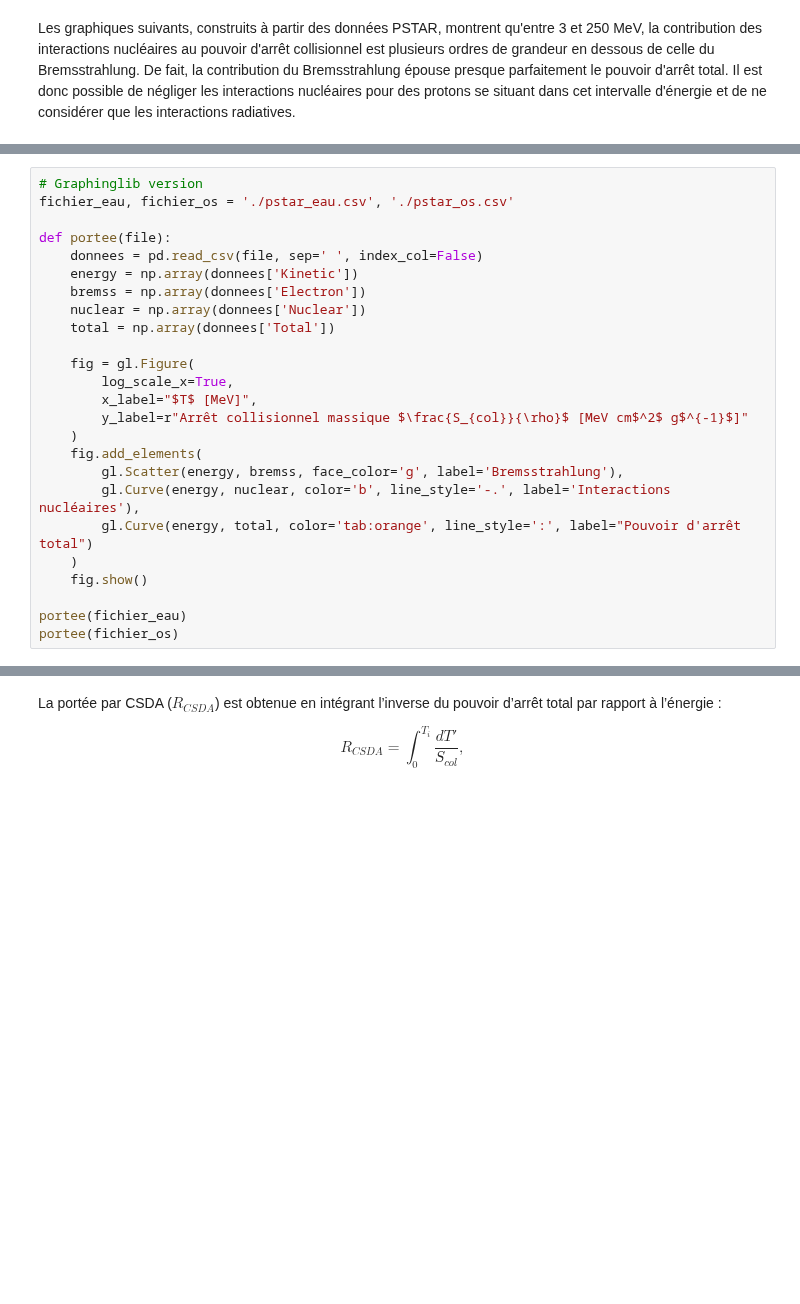
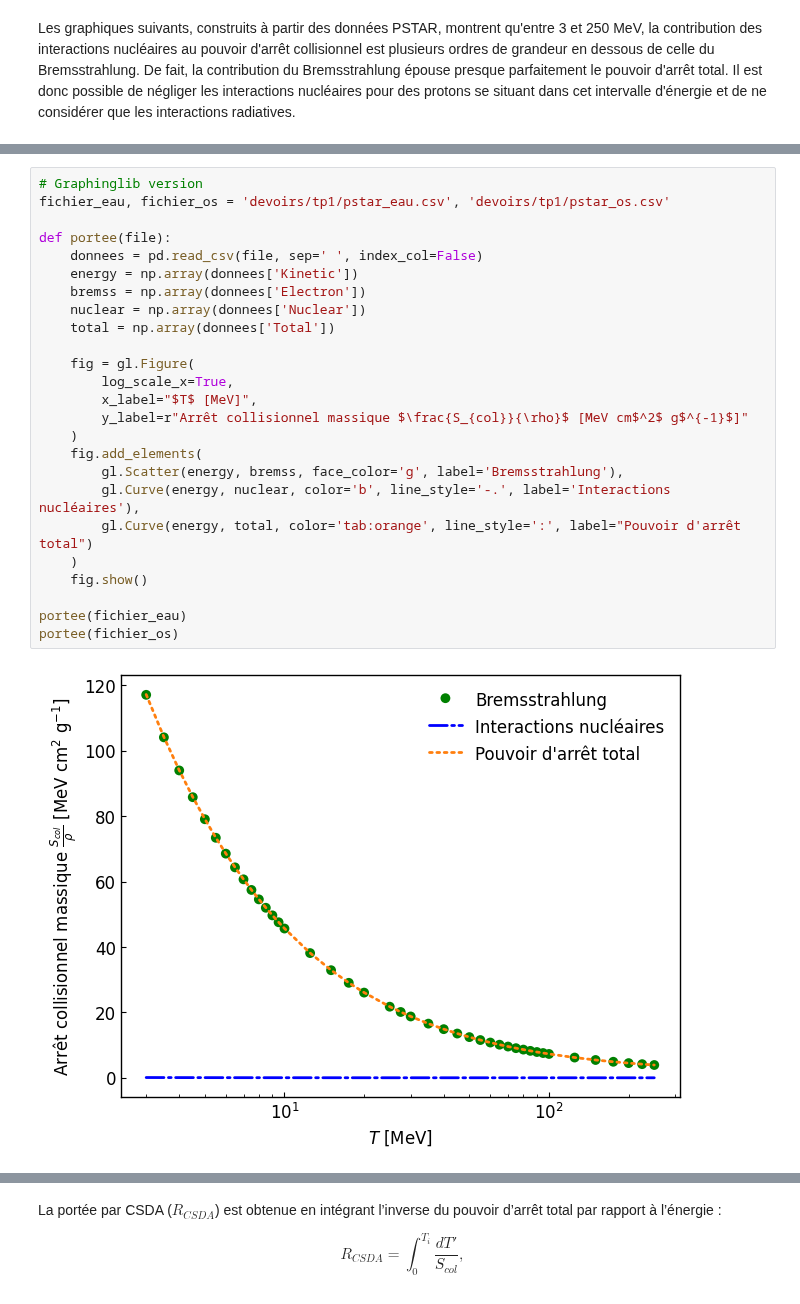
Before and after one commit to mamar828/physique_numerique, a Jupyter notebook: devoirs/tp1/tp1.ipynb, the cells around one changed output, grey strips where cells are left out. Saved outputs shown, nothing was run; the diff lists cells and outputs as text; blank space fills up the shorter version.

```diff
--- a/devoirs/tp1/tp1.ipynb
+++ b/devoirs/tp1/tp1.ipynb
@@ -196,25 +205,27 @@ portee(os)
 # %%
 # Graphinglib version
-fichier_eau, fichier_os = './pstar_eau.csv', './pstar_os.csv'
+fichier_eau, fichier_os = 'devoirs/tp1/pstar_eau.csv', 'devoirs/tp1/pstar_os.csv'
 
 def portee(file):
     donnees = pd.read_csv(file, sep=' ', index_col=False)
     energy = np.array(donnees['Kinetic'])
     bremss = np.array(donnees['Electron'])
     nuclear = np.array(donnees['Nuclear'])
     total = np.array(donnees['Total'])
 
     fig = gl.Figure(
         log_scale_x=True,
         x_label="$T$ [MeV]",
         y_label=r"Arrêt collisionnel massique $\frac{S_{col}}{\rho}$ [MeV cm$^2$ g$^{-1}$]"
     )
     fig.add_elements(
         gl.Scatter(energy, bremss, face_color='g', label='Bremsstrahlung'),
         gl.Curve(energy, nuclear, color='b', line_style='-.', label='Interactions nucléaires'),
         gl.Curve(energy, total, color='tab:orange', line_style=':', label="Pouvoir d'arrêt total")
     )
     fig.show()
 
 portee(fichier_eau)
 portee(fichier_os)
+# %% [output]
+[figure, added]
```
Also changed, not shown: parts of 19 cells of this notebook.
